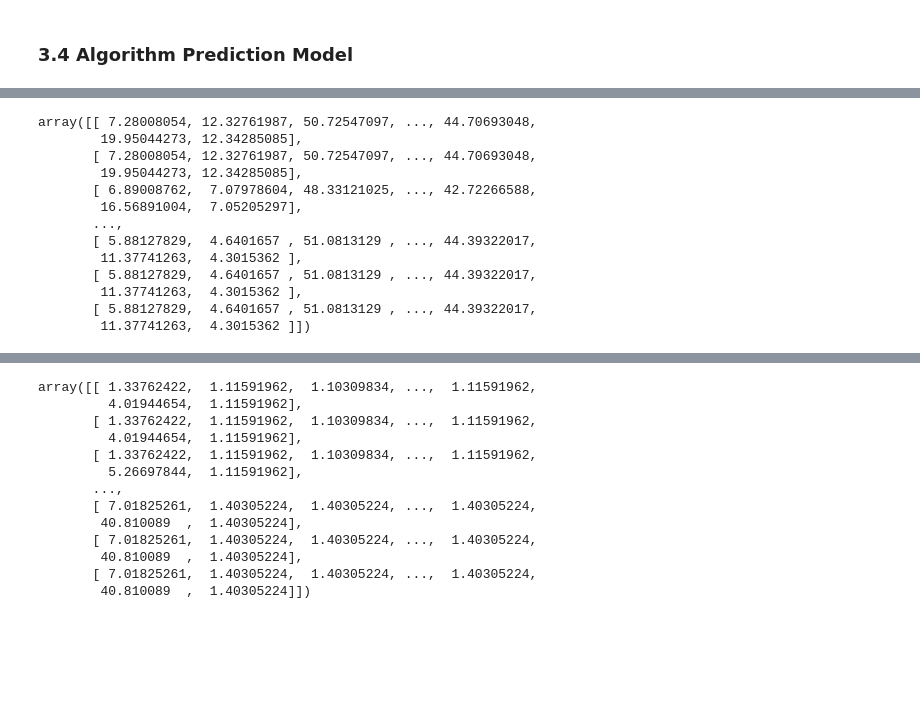
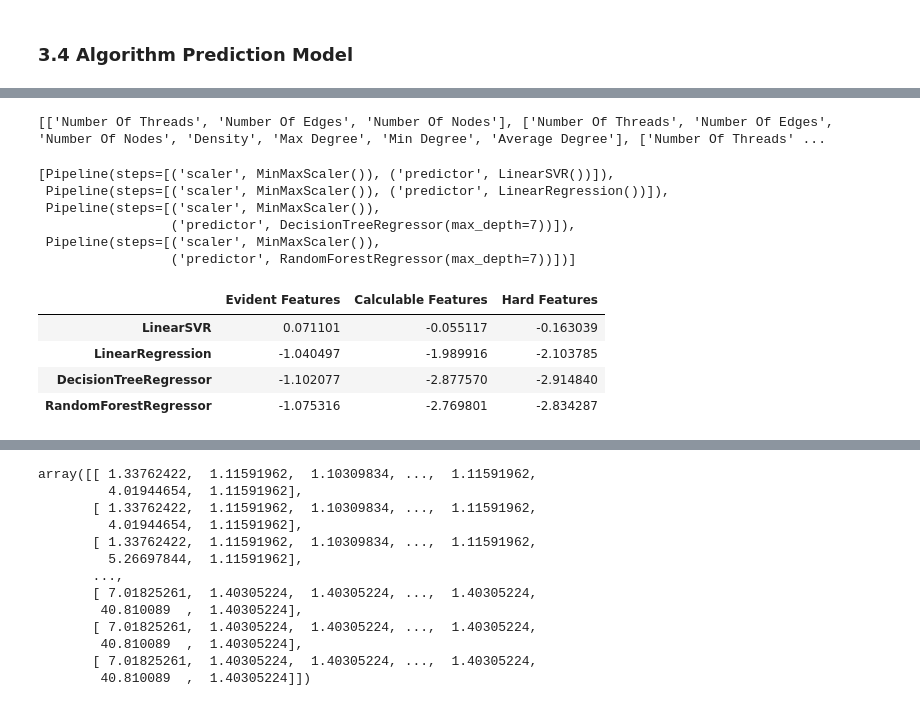
Before and after one commit to mariemloukill/Graph_creation, a Jupyter notebook: PFATeam/results/analysis.ipynb, the cells around one changed output, grey strips where cells are left out. Saved outputs shown, nothing was run; the diff lists cells and outputs as text; code cells hidden in the pictures; blank space fills up the shorter version.

Commit message:
updating ML model

```diff
--- a/PFATeam/results/analysis.ipynb
+++ b/PFATeam/results/analysis.ipynb
@@ -566,16 +541,64 @@ array([ 2, 15,  6,  0, 10,  6, 10,  0, 10,  2, 15,  0,  5, 15,  0,  0, 10,
-# %%
-T
-# %% [output]
-array([[ 7.28008054, 12.32761987, 50.72547097, ..., 44.70693048,
-        19.95044273, 12.34285085],
-       [ 7.28008054, 12.32761987, 50.72547097, ..., 44.70693048,
-        19.95044273, 12.34285085],
-       [ 6.89008762,  7.07978604, 48.33121025, ..., 42.72266588,
-        16.56891004,  7.05205297],
-       ...,
-       [ 5.88127829,  4.6401657 , 51.0813129 , ..., 44.39322017,
-        11.37741263,  4.3015362 ],
-       [ 5.88127829,  4.6401657 , 51.0813129 , ..., 44.39322017,
-        11.37741263,  4.3015362 ],
-       [ 5.88127829,  4.6401657 , 51.0813129 , ..., 44.39322017,
-        11.37741263,  4.3015362 ]])
+# %%
+from sklearn.model_selection import cross_val_score
+
+def test_graph_prediction_models(memory_models,time_models,features_lists,use_cross_val=True,test_size=None,cv=None):
+    n1=len(memory_models)
+    n2=len(time_models)
+    n3=len(features_lists)
+    M=np.zeros([n1,n3])
+    T=np.zeros([n2,n3])
+    for i,memory_model in enumerate(memory_models):
+        for k,features in enumerate(features_lists):
+            U1=graphs_creation_ml[features+["Average Memory"]].dropna()
+            X1=U1[U1.columns[:-1]]
+            y1=U1["Average Memory"]/1e9
+            if use_cross_val:
+                M[i,k]=cross_val_score(memory_model,X1,y1).mean()
+            else:
+                X1_train,X1_test,y1_train,y1_test=train_test_split(X1,y1,test_size=test_size)
+                M[i,k]=memory_model.fit(X1_train,y1_train).score(X1_test,y1_test)
+    for j,time_model in enumerate(time_models):
+        for k,features in enumerate(features_lists):
+            U2=graphs_creation_ml[features+["Average Time"]].dropna()
+            X2=U2[U2.columns[:-1]]
+            y2=U2["Average Time"]/1e3
+            if use_cross_val:
+                T[j,k]=cross_val_score(time_model,X2,y2).mean()
+            else:
+                X2_train,X2_test,y2_train,y2_test=train_test_split(X2,y2,test_size=test_size)
+                T[j,k]=time_model.fit(X2_train,y2_train).score(X2_test,y2_test)
+    return M,T
+
+
+models=[LinearSVR(),LinearRegression(),DecisionTreeRegressor(max_depth=7),RandomForestRegressor(max_depth=7)]
+model_names=["LinearSVR","LinearRegression","DecisionTreeRegressor","RandomForestRegressor"]
+memory_models=[Pipeline([("scaler",MinMaxScaler()),("predictor",model)]) for model in models]
+time_models=memory_models.copy()
+incremental_features=[evident_features+hardware_feature,calculable_features,hard_features]
+feature_sets_names=["Evident Features","Calculable Features","Hard Features"]
+features_lists=[evident_features]
+for i in range(1,len(incremental_features)):
+    features_lists.append(features_lists[-1]+incremental_features[i])
+print(features_lists)
+memory_models_results,time_models_results=test_graph_prediction_models(memory_models,time_models,features_lists,test_size=.3)
+memory_models_results=pd.DataFrame(memory_models_results,index=model_names,columns=feature_sets_names)
+time_models_results=pd.DataFrame(time_models_results,index=model_names,columns=feature_sets_names)
+# %% [output]
+[['Number Of Threads', 'Number Of Edges', 'Number Of Nodes'], ['Number Of Threads', 'Number Of Edges', 'Number Of Nodes', 'Density', 'Max Degree', 'Min Degree', 'Average Degree'], ['Number Of Threads' ...
+# %%
+cross_val_score()
+# %% [output]
+[Pipeline(steps=[('scaler', MinMaxScaler()), ('predictor', LinearSVR())]),
+ Pipeline(steps=[('scaler', MinMaxScaler()), ('predictor', LinearRegression())]),
+ Pipeline(steps=[('scaler', MinMaxScaler()),
+                 ('predictor', DecisionTreeRegressor(max_depth=7))]),
+ Pipeline(steps=[('scaler', MinMaxScaler()),
+                 ('predictor', RandomForestRegressor(max_depth=7))])]
+# %%
+time_models_results
+# %% [output]
+|  | Evident Features | Calculable Features | Hard Features |
+| LinearSVR | 0.071101 | -0.055117 | -0.163039 |
+| LinearRegression | -1.040497 | -1.989916 | -2.103785 |
+| DecisionTreeRegressor | -1.102077 | -2.877570 | -2.914840 |
+| RandomForestRegressor | -1.075316 | -2.769801 | -2.834287 |
```
Also changed, not shown: parts of 4 cells of this notebook, 5 other files.
